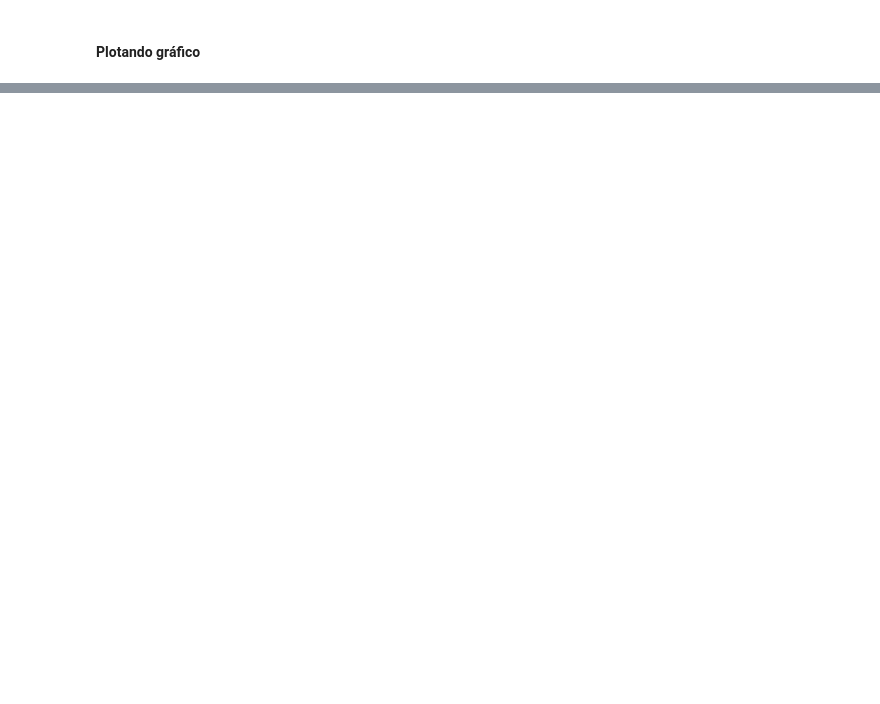
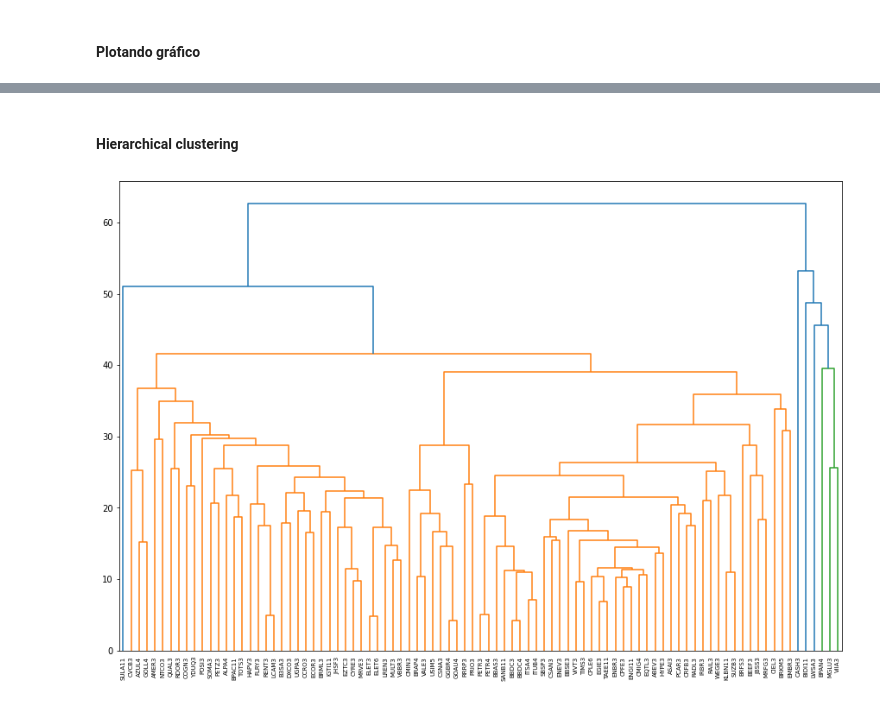
Before and after one commit to Jhonattanln/Classificacao_nao_supervisionado, a Jupyter notebook: Code.ipynb, the cells around one changed output, grey strips where cells are left out. Cells and saved outputs as stored; diff of their text form; code cells hidden in the pictures; blank space fills up the shorter version.

```diff
--- a/Code.ipynb
+++ b/Code.ipynb
@@ -92,0 +106,13 @@ plt.show()
+# %% [markdown]
+#### Hierarchical clustering
+# %%
+merge = linkage(X, method='complete')
+plt.figure(figsize=[15,10])
+dendrogram(merge,
+            labels=df.columns,
+            leaf_font_size=7,
+            leaf_rotation=90)
+
+plt.show()
+# %% [output]
+[figure, added]
```
Also changed, not shown: parts of 19 cells of this notebook, 2 other files.
